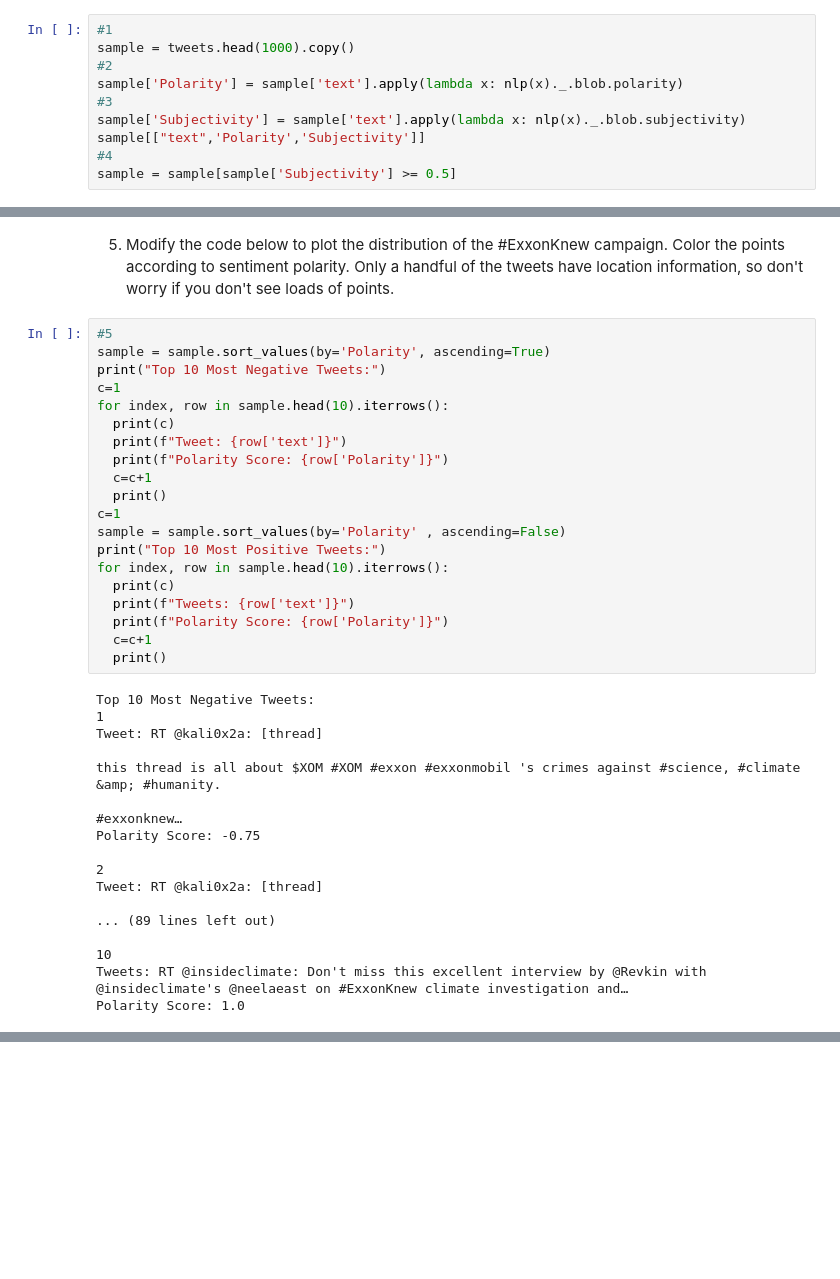
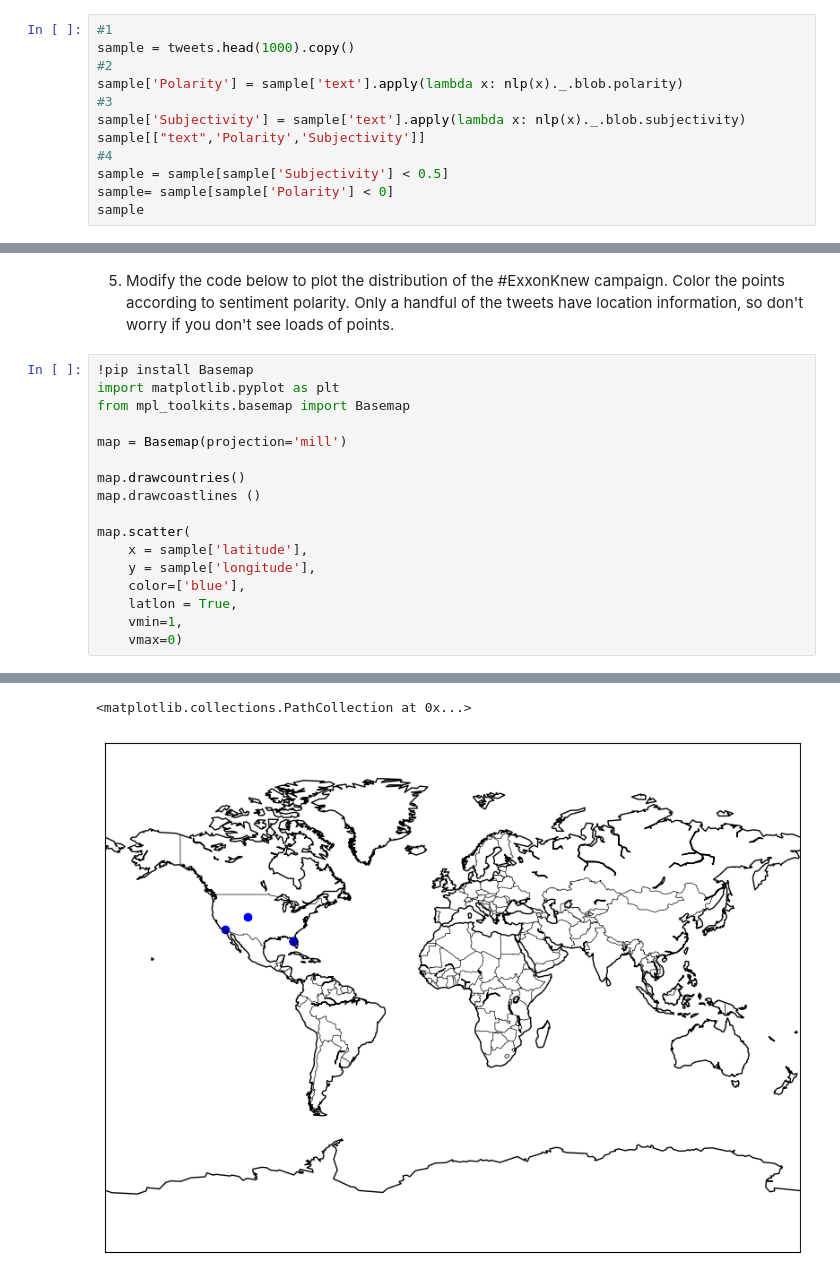
Before and after one commit to vittoriadaveri/QM-2-FINAL, a Jupyter notebook: Copy_of_W7_Natural_Language_Processing_Student_Version.ipynb, the cells around one changed output, grey strips where cells are left out. Drawn from its saved outputs; the diff is of its cells as text; blank space fills up the shorter version.

```diff
--- a/Copy_of_W7_Natural_Language_Processing_Student_Version.ipynb
+++ b/Copy_of_W7_Natural_Language_Processing_Student_Version.ipynb
@@ -604,4 +622,6 @@ sample['Polarity'] = sample['text'].apply(lambda x: nlp(x)._.blob.polarity)
 sample['Subjectivity'] = sample['text'].apply(lambda x: nlp(x)._.blob.subjectivity)
 sample[["text",'Polarity','Subjectivity']]
 #4
-sample = sample[sample['Subjectivity'] >= 0.5]
+sample = sample[sample['Subjectivity'] < 0.5]
+sample= sample[sample['Polarity'] < 0]
+sample
@@ -608,40 +646,20 @@ sample = sample[sample['Subjectivity'] >= 0.5]
 # %% [markdown]
 5. Modify the code below to plot the distribution of the #ExxonKnew campaign. Color the points according to sentiment polarity. Only a handful of the tweets have location information, so don't worry if you don't see loads of points.
-# %%
-#5
-sample = sample.sort_values(by='Polarity', ascending=True)
-print("Top 10 Most Negative Tweets:")
-c=1
-for index, row in sample.head(10).iterrows():
-  print(c)
-  print(f"Tweet: {row['text']}")
-  print(f"Polarity Score: {row['Polarity']}")
-  c=c+1
-  print()
-c=1
-sample = sample.sort_values(by='Polarity' , ascending=False)
-print("Top 10 Most Positive Tweets:")
-for index, row in sample.head(10).iterrows():
-  print(c)
-  print(f"Tweets: {row['text']}")
-  print(f"Polarity Score: {row['Polarity']}")
-  c=c+1
-  print()
-# %% [output]
-Top 10 Most Negative Tweets:
-1
-Tweet: RT @kali0x2a: [thread]
-
-this thread is all about $XOM #XOM #exxon #exxonmobil 's crimes against #science, #climate &amp; #humanity.
-
-#exxonknew…
-Polarity Score: -0.75
-
-2
-Tweet: RT @kali0x2a: [thread]
-
-... (89 lines left out)
-
-10
-Tweets: RT @insideclimate: Don't miss this excellent interview by @Revkin with @insideclimate's @neelaeast on #ExxonKnew climate investigation and…
-Polarity Score: 1.0
+# %%
+!pip install Basemap
+import matplotlib.pyplot as plt
+from mpl_toolkits.basemap import Basemap
+
+map = Basemap(projection='mill')
+
+map.drawcountries()
+map.drawcoastlines ()
+
+map.scatter(
+    x = sample['latitude'],
+    y = sample['longitude'],
+    color=['blue'],
+    latlon = True,
+    vmin=1,
+    vmax=0)
+# %% [output]
@@ -648,2 +682,4 @@ Polarity Score: 1.0
+<matplotlib.collections.PathCollection at 0x...>
+[figure, added]
 # %% [markdown]
 *Question:* What country are these tweets located in?
```
Also changed, not shown: parts of 8 cells of this notebook.
